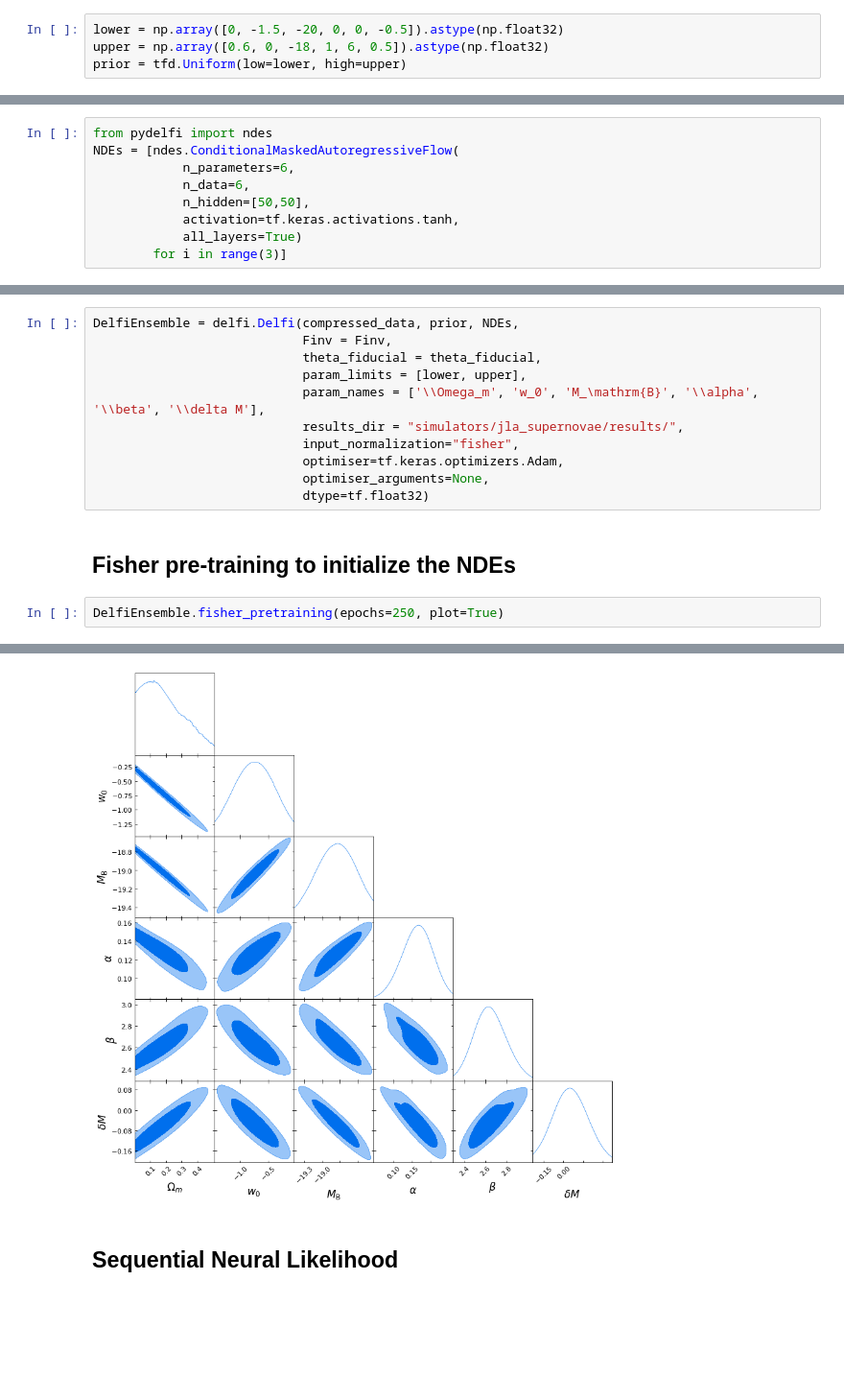
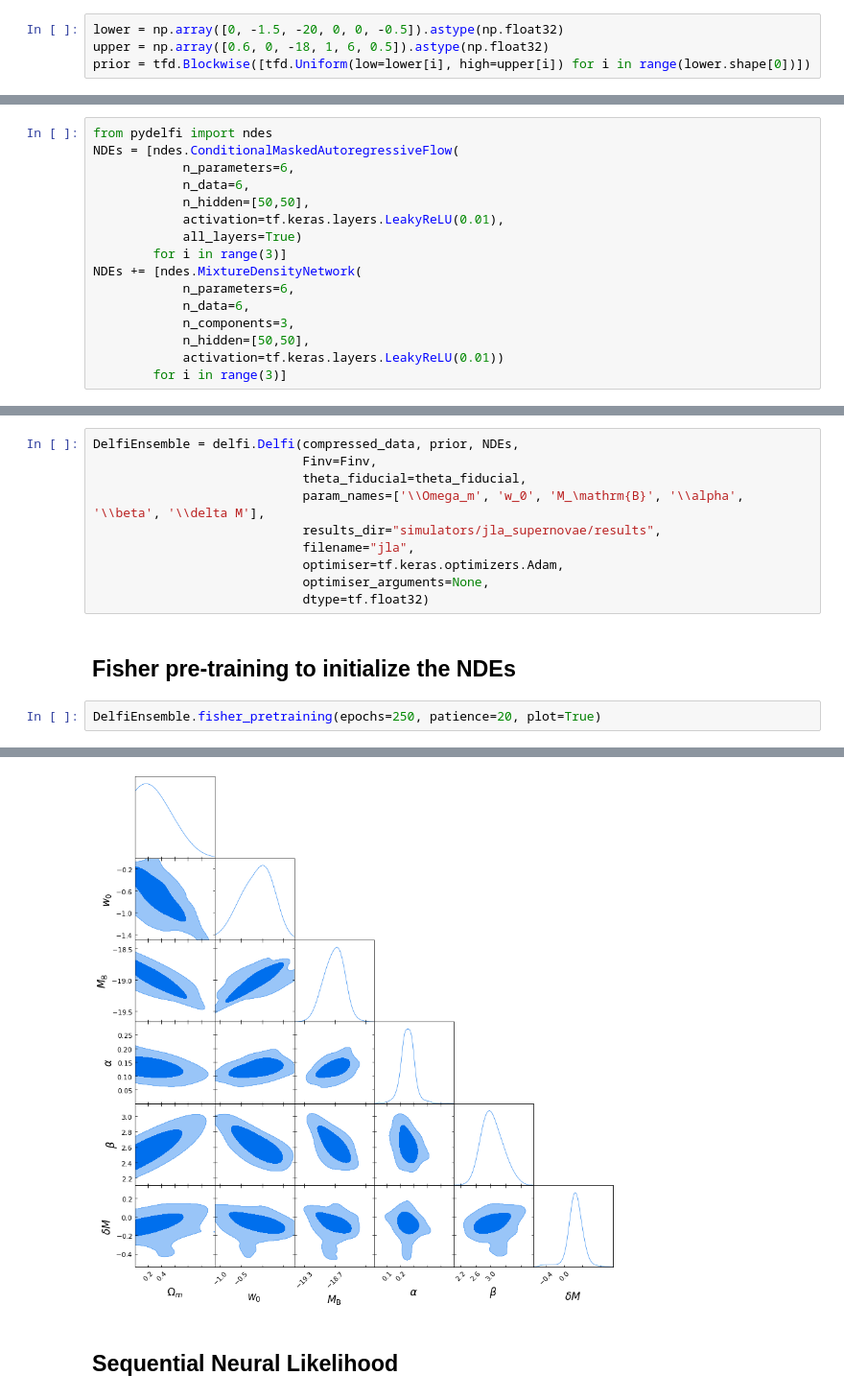
Before and after one commit to justinalsing/pydelfi, a Jupyter notebook: examples/jla_sne.ipynb, the cells around one changed output, grey strips where cells are left out. Shown at 96% size. Cells and saved outputs as stored; diff of their text form; blank space fills up the shorter version.

```diff
--- a/examples/jla_sne.ipynb
+++ b/examples/jla_sne.ipynb
@@ -25,7 +27,7 @@ simulator_args = None
 # %%
 lower = np.array([0, -1.5, -20, 0, 0, -0.5]).astype(np.float32)
 upper = np.array([0.6, 0, -18, 1, 6, 0.5]).astype(np.float32)
-prior = tfd.Uniform(low=lower, high=upper)
+prior = tfd.Blockwise([tfd.Uniform(low=lower[i], high=upper[i]) for i in range(lower.shape[0])])
 # %% [markdown]
 ## Set up the compressor
 Must have the signature `compressor(data, args)` -> `np.array([n_summaries])`<br>
@@ -80,24 +106,30 @@ NDEs = [ndes.ConditionalMaskedAutoregressiveFlow(
             n_parameters=6,
             n_data=6,
             n_hidden=[50,50],
-            activation=tf.keras.activations.tanh,
+            activation=tf.keras.layers.LeakyReLU(0.01),
             all_layers=True)
         for i in range(3)]
+NDEs += [ndes.MixtureDensityNetwork(
+            n_parameters=6,
+            n_data=6,
+            n_components=3,
+            n_hidden=[50,50],
+            activation=tf.keras.layers.LeakyReLU(0.01))
+        for i in range(3)]
 # %% [markdown]
 ## Create DELFI object
 # %%
 DelfiEnsemble = delfi.Delfi(compressed_data, prior, NDEs,
-                            Finv = Finv,
-                            theta_fiducial = theta_fiducial,
-                            param_limits = [lower, upper],
-                            param_names = ['\\Omega_m', 'w_0', 'M_\mathrm{B}', '\\alpha', '\\beta', '\\delta M'],
-                            results_dir = "simulators/jla_supernovae/results/",
-                            input_normalization="fisher",
+                            Finv=Finv,
+                            theta_fiducial=theta_fiducial,
+                            param_names=['\\Omega_m', 'w_0', 'M_\mathrm{B}', '\\alpha', '\\beta', '\\delta M'],
+                            results_dir="simulators/jla_supernovae/results",
+                            filename="jla",
                             optimiser=tf.keras.optimizers.Adam,
                             optimiser_arguments=None,
                             dtype=tf.float32)
 # %% [markdown]
 ## Fisher pre-training to initialize the NDEs
 # %%
-DelfiEnsemble.fisher_pretraining(epochs=250, plot=True)
+DelfiEnsemble.fisher_pretraining(epochs=250, patience=20, plot=True)
 # %% [output]
@@ -122,4 +143,4 @@ W0317 16:44:12.686849 4647611840 mcsamples.py:1232] 2D kernel density bandwidth
-[figure, old version]
+[figure, new version]
 # %% [markdown]
 ## Sequential Neural Likelihood
 # %%
```
Also changed, not shown: parts of 18 cells of this notebook, 3 other files.
